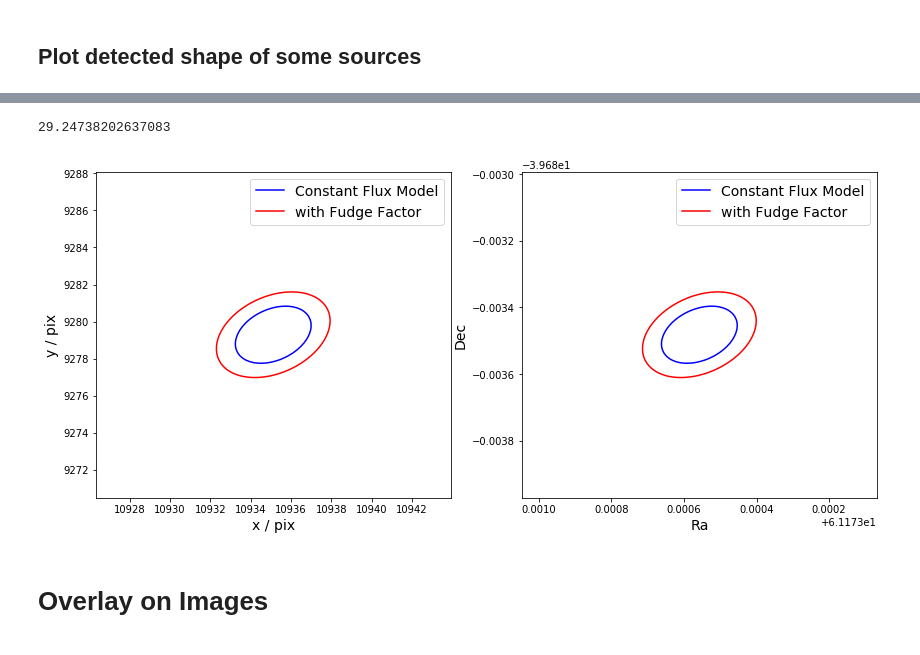
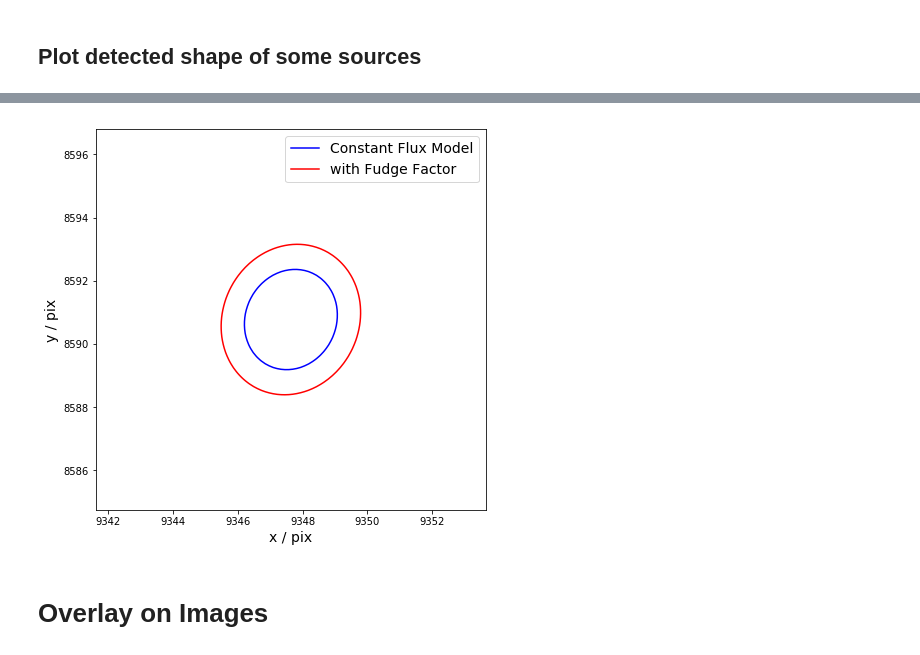
Before and after one commit to LSSTDESC/Cluster_Blending, a Jupyter notebook: match_ellipse_dc2.ipynb, the cells around one changed output, grey strips where cells are left out. Cells and saved outputs as stored; diff of their text form; code cells hidden in the pictures.

```diff
--- a/match_ellipse_dc2.ipynb
+++ b/match_ellipse_dc2.ipynb
@@ -422,56 +376,40 @@ plt.hist(obj_patch['theta_obj'])
+# %%
+pat = '2,2'
+obj_patch = obj[ obj['patch'] == pat ]
+
+N = len(obj_patch)
+
+x0 = obj_patch['x']
+y0 = obj_patch['y']
+
+a = obj_patch['a_obj']
+b = obj_patch['b_obj']
+theta = obj_patch['theta_obj']
+
+fudge = 1.5
 # %%
-N = len(obj_patch)
-
-x0 = obj_patch['x']
-y0 = obj_patch['y']
-
-ra = obj_patch['ra']
-dec = obj_patch['dec']
-
-fig = plt.figure(figsize=(14,6))
-ax1 = fig.add_subplot(121)
-ax2 = fig.add_subplot(122)
+fig = plt.figure(figsize=(7,7))
+ax = fig.add_subplot(111)
 
 for i in np.random.randint(0, high=N, size=1):
 
-    print(obj_patch['theta_obj'][i])
-    ######## in pixel coordinates ############
-    rough_size = 3*np.sqrt(obj_patch['pi_ab'][i] )
+    rough_size = 4*np.sqrt( a[i]*b[i] )
 
-    params = [obj_patch[f'{X}o'][i] for X in ['A', 'B', 'C', 'D', 'E','F'] ]
-    plot_shape( x0[i], y0[i], rough_size, params, c='b', ls='-', ax=ax1)
+    params = ab2AB(a[i], b[i], theta[i], x0[i], y0[i])
+    plot_shape( x0[i], y0[i], rough_size, params, c='b', ls='-', ax=ax)
 
+    params = ab2AB(fudge*a[i], fudge*b[i], theta[i], x0[i], y0[i])
+    plot_shape( x0[i], y0[i], rough_size, params, c='r', ls='-', ax=ax)
 
-    params = [obj_patch[f'{X}of'][i] for X in ['A', 'B', 'C', 'D', 'E','F'] ]
-    plot_shape( x0[i], y0[i], rough_size, params, c='r', ls='-', ax=ax1)
+    ax.set_xlabel('x / pix', fontsize=14)
+    ax.set_ylabel('y / pix', fontsize=14)
 
-    ax1.set_xlabel('x / pix', fontsize=14)
-    ax1.set_ylabel('y / pix', fontsize=14)
+    ax.plot([], [], 'b', label='Constant Flux Model')
+    ax.plot([], [], 'r', label='with Fudge Factor')
 
-
-    ######## in sky coordinates ###############
-    rough_size = 3*np.sqrt( obj_patch['pi_abs'][i] )
-
-    params = [obj_patch[f'{X}os'][i] for X in ['A', 'B', 'C', 'D', 'E','F'] ]
-    plot_shape( ra[i], dec[i], rough_size, params, c='b', ls='-', ax=ax2)
-
-    params = [obj_patch[f'{X}osf'][i] for X in ['A', 'B', 'C', 'D', 'E','F'] ]
-    plot_shape( ra[i], dec[i], rough_size, params, c='r', ls='-', ax=ax2)
-
-    ax2.set_xlabel('Ra', fontsize=14)
-    ax2.set_ylabel('Dec', fontsize=14)
-
-    ax2.invert_xaxis()
-
-    for ax in [ax1, ax2]:
-
-        ax.plot([], [], 'b', label='Constant Flux Model')
-        ax.plot([], [], 'r', label='with Fudge Factor')
-
-        ax.legend(prop={'size':14})
+    ax.legend(prop={'size':14})
 # %% [output]
-29.24738202637083
-[figure, old version]
+[figure, new version]
 # %% [markdown]
 # Overlay on Images
 # %%
```
Also changed, not shown: parts of 87 cells of this notebook.
